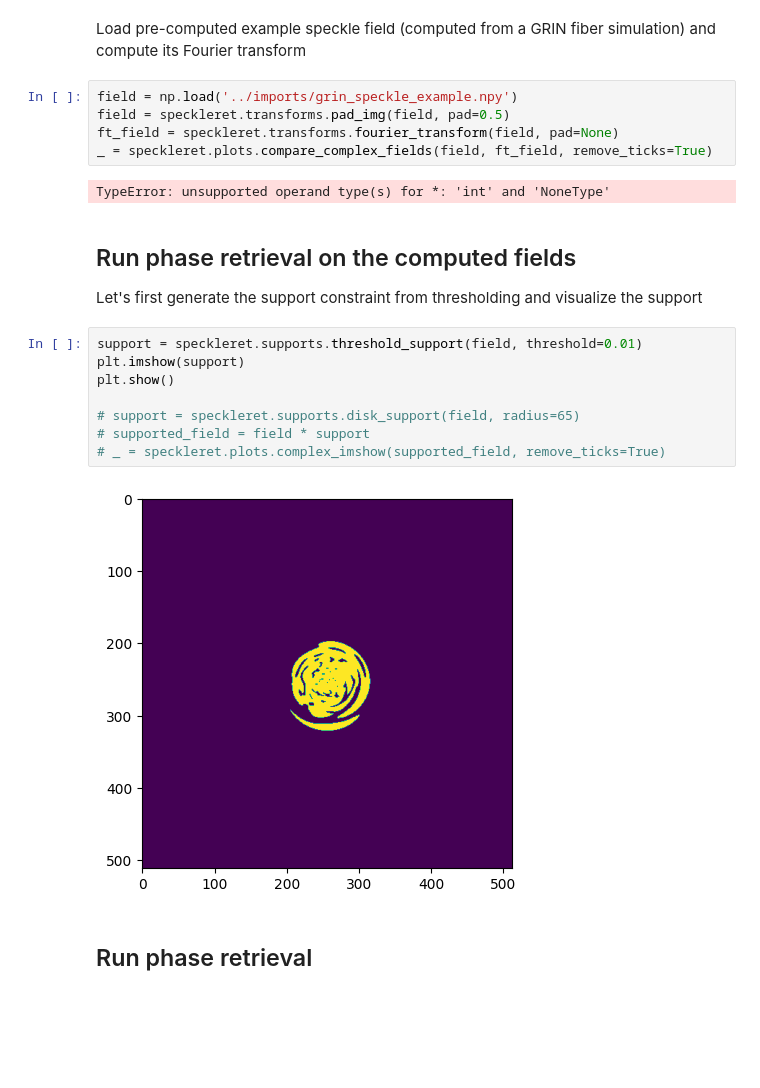
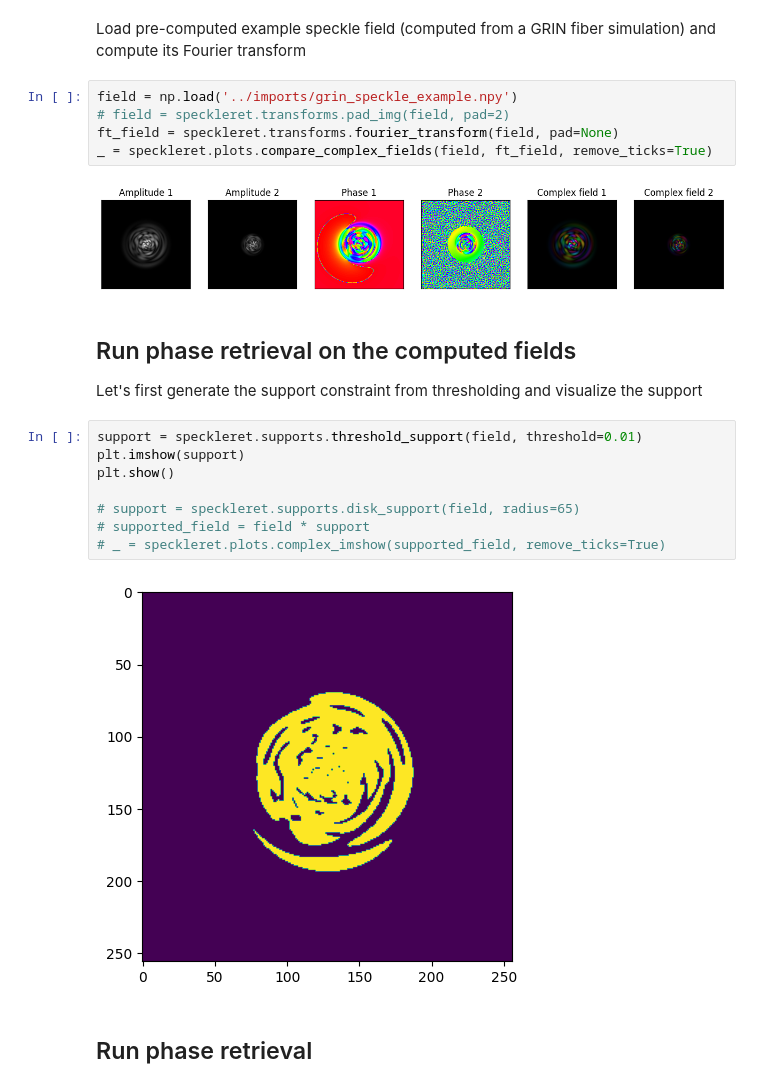
Before and after one commit to jysru/Speckle-Retrieval, a Jupyter notebook: notebooks/example_simple_cupy.ipynb, the cells around one changed output. Saved outputs shown, nothing was run; the diff lists cells and outputs as text; blank space fills up the shorter version.

```diff
--- a/notebooks/example_simple_cupy.ipynb
+++ b/notebooks/example_simple_cupy.ipynb
@@ -25,11 +25,11 @@ The autoreload extension is already loaded. To reload it, use:
 Load pre-computed example speckle field (computed from a GRIN fiber simulation) and compute its Fourier transform
 # %%
 field = np.load('../imports/grin_speckle_example.npy')
-field = speckleret.transforms.pad_img(field, pad=0.5)
+# field = speckleret.transforms.pad_img(field, pad=2)
 ft_field = speckleret.transforms.fourier_transform(field, pad=None)
 _ = speckleret.plots.compare_complex_fields(field, ft_field, remove_ticks=True)
 # %% [output]
-TypeError: unsupported operand type(s) for *: 'int' and 'NoneType'
+[figure, added]
 # %% [markdown]
 ## Run phase retrieval on the computed fields
 
@@ -43,7 +43,7 @@ plt.show()
 # supported_field = field * support
 # _ = speckleret.plots.complex_imshow(supported_field, remove_ticks=True)
 # %% [output]
-[figure, old version]
+[figure, new version]
 # %% [markdown]
 ## Run phase retrieval
 # %%
```
Also changed, not shown: parts of 2 cells of this notebook.
